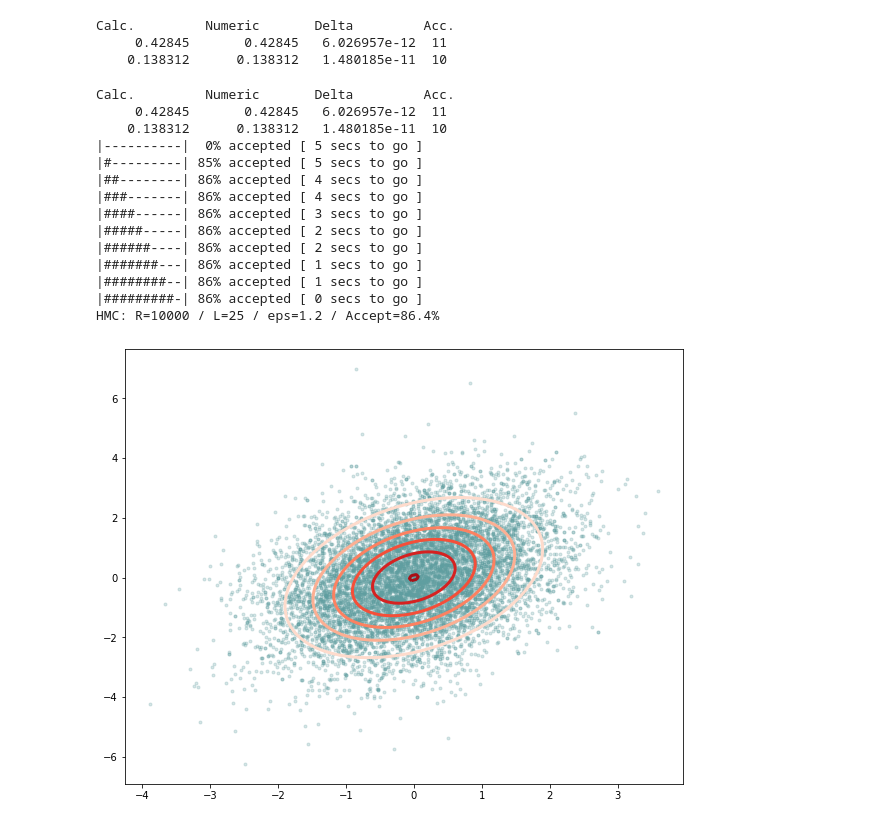
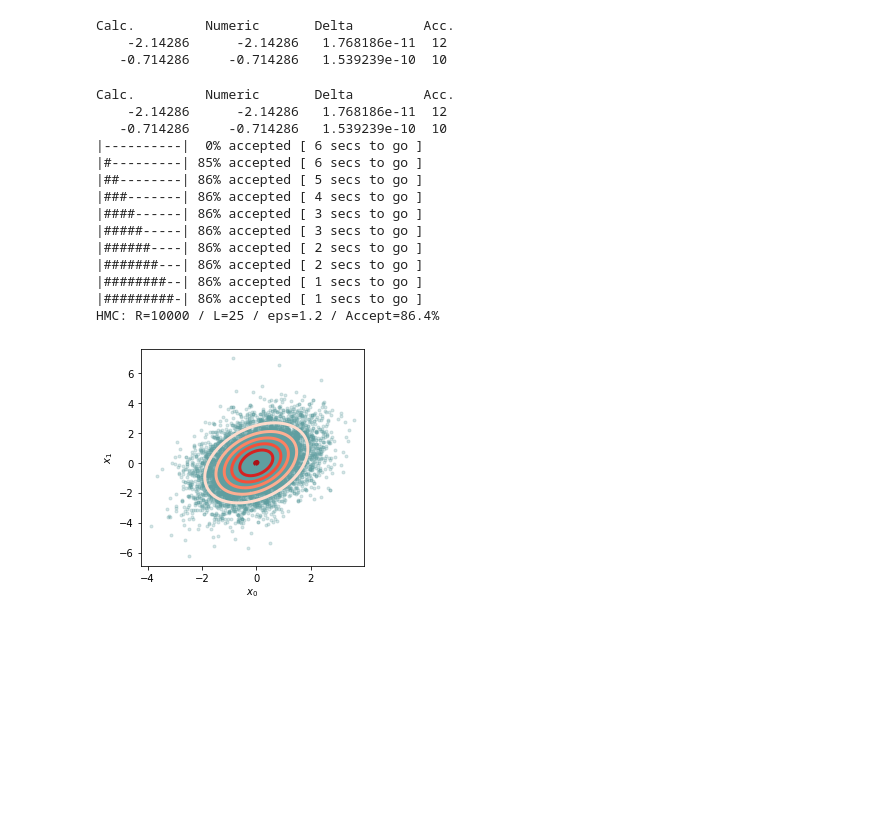
Before and after one commit to jihoonkim888/CM50268-Hamiltonian-Monte-Carlo, a Jupyter notebook: task3.ipynb, the cells around one changed output. Drawn from its saved outputs; the diff is of its cells as text; code cells hidden in the pictures; blank space fills up the shorter version.

```diff
--- a/task3.ipynb
+++ b/task3.ipynb
@@ -20,6 +20,5 @@ def e_grad(x, f):
     g[1] = x[1] + f*np.sin(f*x[1]) / (2+np.cos(f*x[1]))
     return g
 # %%
-x = [-11.0, 10.5]
 mean = [0, 0]
 cov = [[1.0, 0.5], [0.5, 2]]
@@ -37,7 +30,7 @@ def e_grad(x):
     return np.linalg.inv(cov)@(x-mean)
 # %%
 # Plotting parameters
-fsz = (10,8)
+fsz = (4, 4)
 gsz = 100
 lim = 3
 #
@@ -48,5 +41,7 @@ G = np.hstack((GX.reshape((Gsz, 1)), GY.reshape((Gsz, 1))))
 #
 plt.figure(figsize=fsz)
 P = np.asarray([np.exp(-e_func(g)) for g in G])
-plt.contour(GX, GY, P.reshape((gsz, gsz)), cmap='Reds', linewidths=3, zorder=1);
+plt.contour(GX, GY, P.reshape((gsz, gsz)), cmap='Reds', linewidths=3, zorder=1)
+plt.xlabel('$x_0$')
+plt.ylabel('$x_1$');
 # %% [output]
@@ -54,36 +49,38 @@ plt.contour(GX, GY, P.reshape((gsz, gsz)), cmap='Reds', linewidths=3, zorder=1);
 # %%
-x0 = np.random.normal(size=2)
+x0 = np.array([-2.5, -2.5]) # random point to start
 hmc.gradient_check(x0, e_func, e_grad)
 # %% [output]
 Calc.         Numeric       Delta         Acc.
-     0.42845       0.42845   6.026957e-12  11
-    0.138312      0.138312   1.480185e-11  10
+    -2.14286      -2.14286   1.768186e-11  12
+   -0.714286     -0.714286   1.539239e-10  10
 # %%
 #
 np.random.seed(seed=1)  # For reproducibility
 R = 10000
 burn = int(R/10)
 L = 25  # OK here (should be larger in regression sampling)
 eps = 1.2  # Trial-and-error ... feel free to experiment!
 #
 S, *_ = hmc.sample(x0, e_func, e_grad, R, L, eps, burn=burn, checkgrad=True, args=[])
 #
 plt.figure(figsize=fsz)
 plt.plot(S[:, 0], S[:, 1], '.', ms=6, color='CadetBlue', alpha=0.25, zorder=0)
 plt.contour(GX, GY, P.reshape((gsz, gsz)), cmap='Reds', linewidths=3, zorder=1);
+plt.xlabel('$x_0$')
+plt.ylabel('$x_1$');
 # %% [output]
 Calc.         Numeric       Delta         Acc.
-     0.42845       0.42845   6.026957e-12  11
-    0.138312      0.138312   1.480185e-11  10
-|----------|  0% accepted [ 5 secs to go ]
-|#---------| 85% accepted [ 5 secs to go ]
-|##--------| 86% accepted [ 4 secs to go ]
+    -2.14286      -2.14286   1.768186e-11  12
+   -0.714286     -0.714286   1.539239e-10  10
+|----------|  0% accepted [ 6 secs to go ]
+|#---------| 85% accepted [ 6 secs to go ]
+|##--------| 86% accepted [ 5 secs to go ]
 |###-------| 86% accepted [ 4 secs to go ]
 |####------| 86% accepted [ 3 secs to go ]
-|#####-----| 86% accepted [ 2 secs to go ]
+|#####-----| 86% accepted [ 3 secs to go ]
 |######----| 86% accepted [ 2 secs to go ]
-|#######---| 86% accepted [ 1 secs to go ]
+|#######---| 86% accepted [ 2 secs to go ]
 |########--| 86% accepted [ 1 secs to go ]
-|#########-| 86% accepted [ 0 secs to go ]
+|#########-| 86% accepted [ 1 secs to go ]
 HMC: R=10000 / L=25 / eps=1.2 / Accept=86.4%
-[figure, old version]
+[figure, new version]
```
Also changed, not shown: parts of 3 cells of this notebook.
